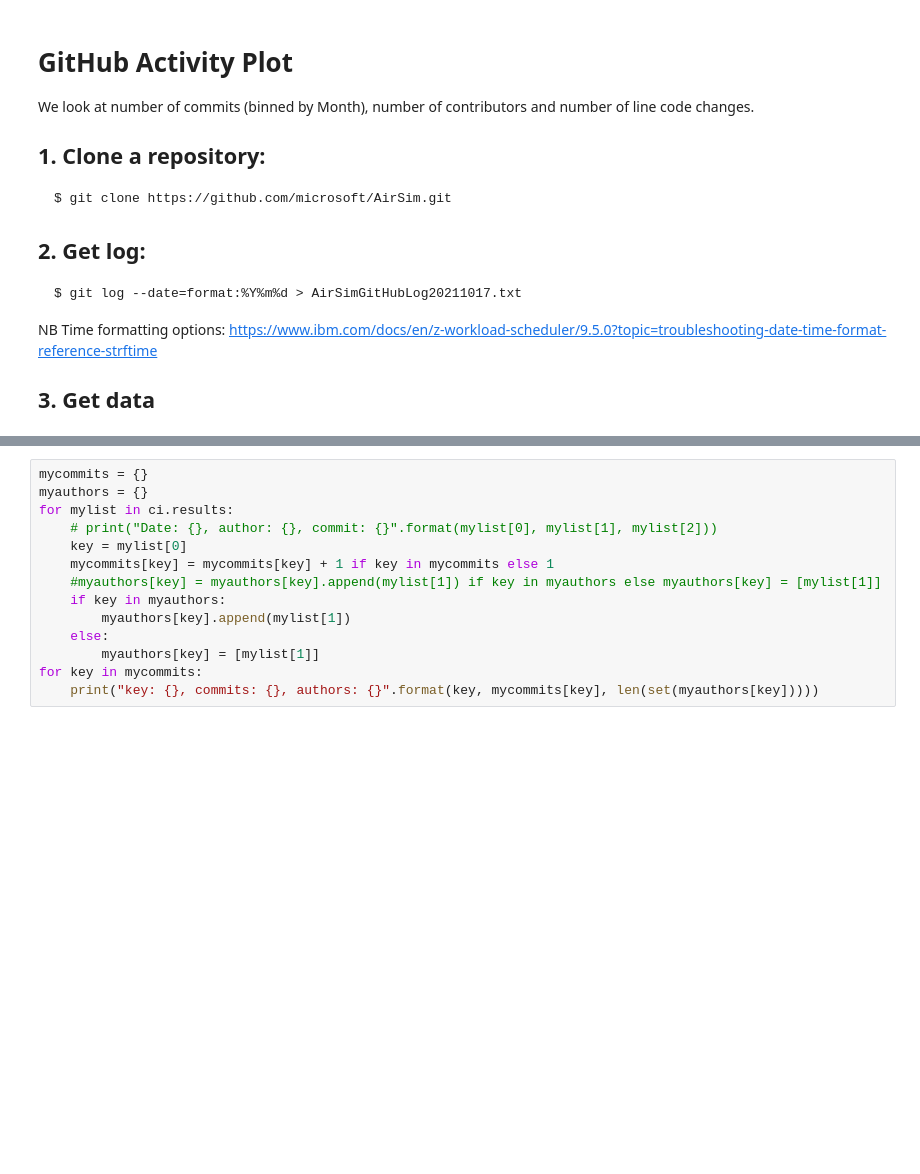
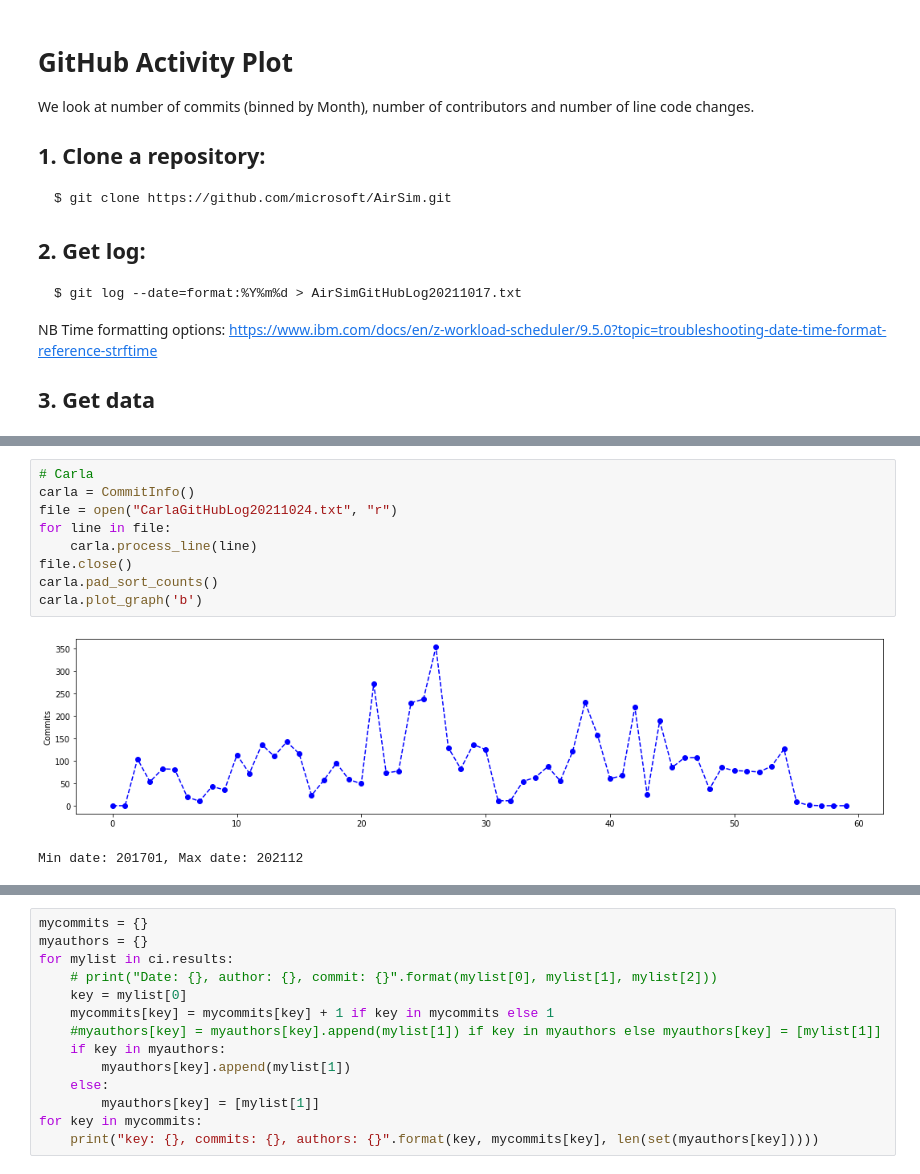
Before and after one commit to dsikar/IJCNN2022, a Jupyter notebook: GitHubActivityPlot.ipynb, the cells around one changed output, grey strips where cells are left out. Cells and saved outputs as stored; diff of their text form; blank space fills up the shorter version.

```diff
--- a/GitHubActivityPlot.ipynb
+++ b/GitHubActivityPlot.ipynb
@@ -118,0 +247,12 @@ file.close()
+# %%
+# Carla
+carla = CommitInfo()
+file = open("CarlaGitHubLog20211024.txt", "r")
+for line in file:
+    carla.process_line(line)
+file.close()
+carla.pad_sort_counts()
+carla.plot_graph('b')
+# %% [output]
+[figure, added]
+Min date: 201701, Max date: 202112
```
Also changed, not shown: parts of 16 cells of this notebook, 5 other files.
